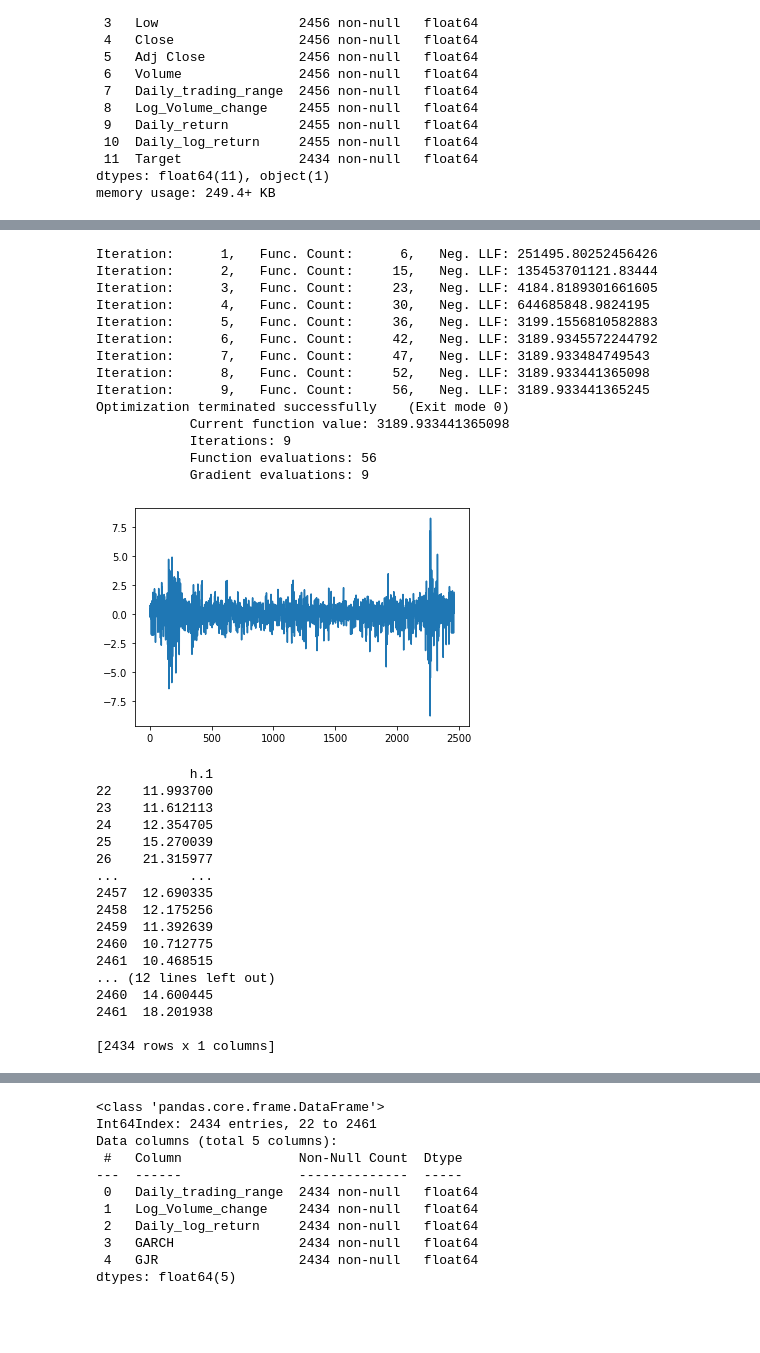
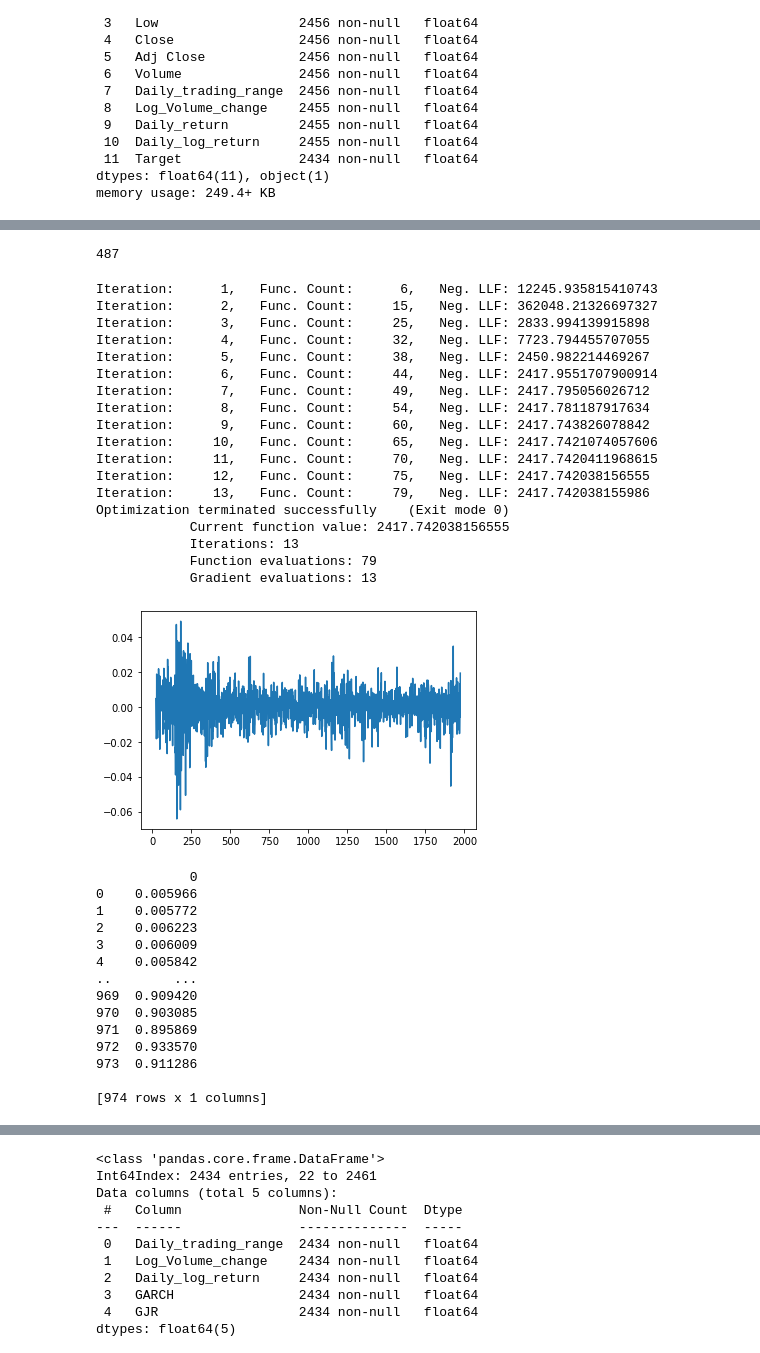
Before and after one commit to eddie8615/cs_project, a Jupyter notebook: hybrid_lstm.ipynb, the cells around one changed output, grey strips where cells are left out. Saved outputs shown, nothing was run; the diff lists cells and outputs as text; code cells hidden in the pictures; blank space fills up the shorter version.

```diff
--- a/hybrid_lstm.ipynb
+++ b/hybrid_lstm.ipynb
@@ -63,29 +63,39 @@ memory usage: 95.1 KB
+# %%
+length = int(len(trainingData)*0.8)
+train = trainingData[:length]
+test = trainingData[length:]
+# %% [output]
+487
 # %%
-log_return = data[['Daily_log_return']]
+log_return = train[['Daily_log_return']]
 log_return = log_return.dropna()
-gm = arch_model(log_return, p=1,q=1)
+gm = arch_model(log_return*100, p=1,q=1)
 # %%
 gm_res = gm.fit()
 # %% [output]
-Iteration:      1,   Func. Count:      6,   Neg. LLF: 251495.80252456426
-Iteration:      2,   Func. Count:     15,   Neg. LLF: 135453701121.83444
-Iteration:      3,   Func. Count:     23,   Neg. LLF: 4184.8189301661605
-Iteration:      4,   Func. Count:     30,   Neg. LLF: 644685848.9824195
-Iteration:      5,   Func. Count:     36,   Neg. LLF: 3199.1556810582883
-Iteration:      6,   Func. Count:     42,   Neg. LLF: 3189.9345572244792
-Iteration:      7,   Func. Count:     47,   Neg. LLF: 3189.933484749543
-Iteration:      8,   Func. Count:     52,   Neg. LLF: 3189.933441365098
-Iteration:      9,   Func. Count:     56,   Neg. LLF: 3189.933441365245
+Iteration:      1,   Func. Count:      6,   Neg. LLF: 12245.935815410743
+Iteration:      2,   Func. Count:     15,   Neg. LLF: 362048.21326697327
+Iteration:      3,   Func. Count:     25,   Neg. LLF: 2833.994139915898
+Iteration:      4,   Func. Count:     32,   Neg. LLF: 7723.794455707055
+Iteration:      5,   Func. Count:     38,   Neg. LLF: 2450.982214469267
+Iteration:      6,   Func. Count:     44,   Neg. LLF: 2417.9551707900914
+Iteration:      7,   Func. Count:     49,   Neg. LLF: 2417.795056026712
+Iteration:      8,   Func. Count:     54,   Neg. LLF: 2417.781187917634
+Iteration:      9,   Func. Count:     60,   Neg. LLF: 2417.743826078842
+Iteration:     10,   Func. Count:     65,   Neg. LLF: 2417.7421074057606
+Iteration:     11,   Func. Count:     70,   Neg. LLF: 2417.7420411968615
+Iteration:     12,   Func. Count:     75,   Neg. LLF: 2417.742038156555
+Iteration:     13,   Func. Count:     79,   Neg. LLF: 2417.742038155986
 Optimization terminated successfully    (Exit mode 0)
-            Current function value: 3189.933441365098
-            Iterations: 9
-            Function evaluations: 56
-            Gradient evaluations: 9
+            Current function value: 2417.742038156555
+            Iterations: 13
+            Function evaluations: 79
+            Gradient evaluations: 13
 # %%
 # plt.plot(gm_res.conditional_volatility*(252**0.5))
 # plt.plot(data[['Target']])
-plt.plot(data['Daily_log_return'])
+plt.plot(log_return)
 plt.show()
 # %% [output]
-[figure, old version]
+[figure, new version]
 # %%
@@ -109,24 +127,21 @@ for i in range(window, len(log_return)+1):
     fcast = temp.iloc[i-1]
     e_pred[fcast.name] = fcast
 # %%
-print(pd.DataFrame(e_pred).T)
-print(pd.DataFrame(pred).T)
+# print(pd.DataFrame(e_pred).T)
+print(pd.DataFrame(pred))
 # %% [output]
-            h.1
-22    11.993700
-23    11.612113
-24    12.354705
-25    15.270039
-26    21.315977
-...         ...
-2457  12.690335
-2458  12.175256
-2459  11.392639
-2460  10.712775
-2461  10.468515
-... (12 lines left out)
-2460  14.600445
-2461  18.201938
+            0
+0    0.005966
+1    0.005772
+2    0.006223
+3    0.006009
+4    0.005842
+..        ...
+969  0.909420
+970  0.903085
+971  0.895869
+972  0.933570
+973  0.911286
 
-[2434 rows x 1 columns]
+[974 rows x 1 columns]
 # %%
```
Also changed, not shown: parts of 5 cells of this notebook, 5 other files.
